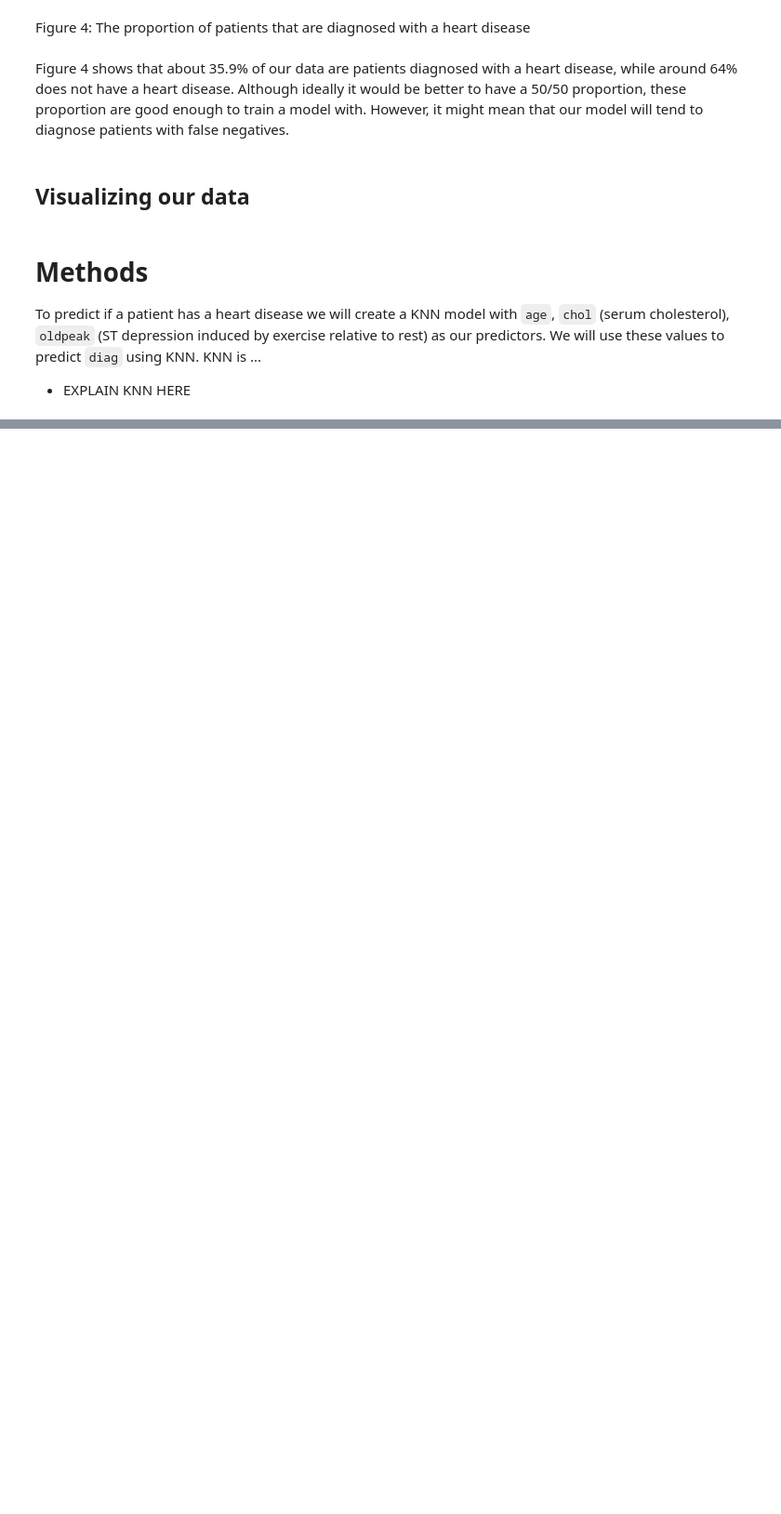
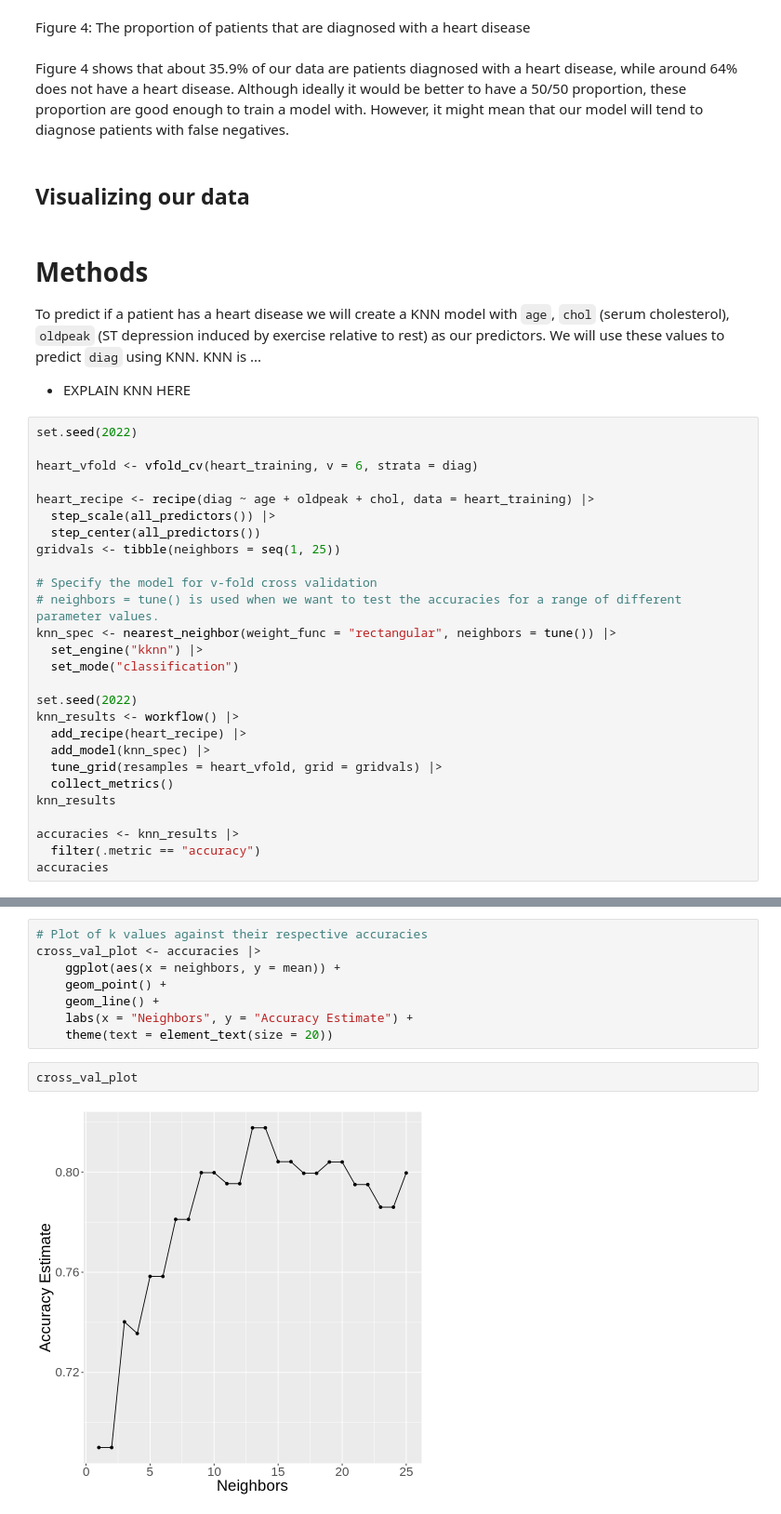
Before and after one commit to BrianAnakPintar/DSCI100-HeartDisease, a Jupyter notebook: Final-report.ipynb, the cells around one changed output, grey strips where cells are left out. Shown at 93% size. Cells and saved outputs as stored; diff of their text form; blank space fills up the shorter version.

```diff
--- a/Final-report.ipynb
+++ b/Final-report.ipynb
@@ -155,3 +154,30 @@ Figure 4 shows that about 35.9% of our data are patients diagnosed with a heart
 To predict if a patient has a heart disease we will create a KNN model with `age`, `chol` (serum cholesterol), `oldpeak` (ST depression induced by exercise relative to rest) as our predictors. We will use these values to predict `diag` using KNN.
 KNN is ...
 * EXPLAIN KNN HERE
+# %%
+set.seed(2022)
+
+heart_vfold <- vfold_cv(heart_training, v = 6, strata = diag)
+
+heart_recipe <- recipe(diag ~ age + oldpeak + chol, data = heart_training) |>
+  step_scale(all_predictors()) |>
+  step_center(all_predictors())
+gridvals <- tibble(neighbors = seq(1, 25))
+
+# Specify the model for v-fold cross validation
+# neighbors = tune() is used when we want to test the accuracies for a range of different parameter values.
+knn_spec <- nearest_neighbor(weight_func = "rectangular", neighbors = tune()) |>
+  set_engine("kknn") |>
+  set_mode("classification")
+
+set.seed(2022)
+knn_results <- workflow() |>
+  add_recipe(heart_recipe) |>
+  add_model(knn_spec) |>
+  tune_grid(resamples = heart_vfold, grid = gridvals) |>
+  collect_metrics()
+knn_results
+
+accuracies <- knn_results |>
+  filter(.metric == "accuracy")
+accuracies
@@ -157,0 +205,12 @@ KNN is ...
+# %%
+# Plot of k values against their respective accuracies
+cross_val_plot <- accuracies |>
+    ggplot(aes(x = neighbors, y = mean)) +
+    geom_point() +
+    geom_line() +
+    labs(x = "Neighbors", y = "Accuracy Estimate") +
+    theme(text = element_text(size = 20))
+# %%
+cross_val_plot
+# %% [output]
+[figure, added]
```
Also changed, not shown: parts of 12 cells of this notebook, 1 other file.
